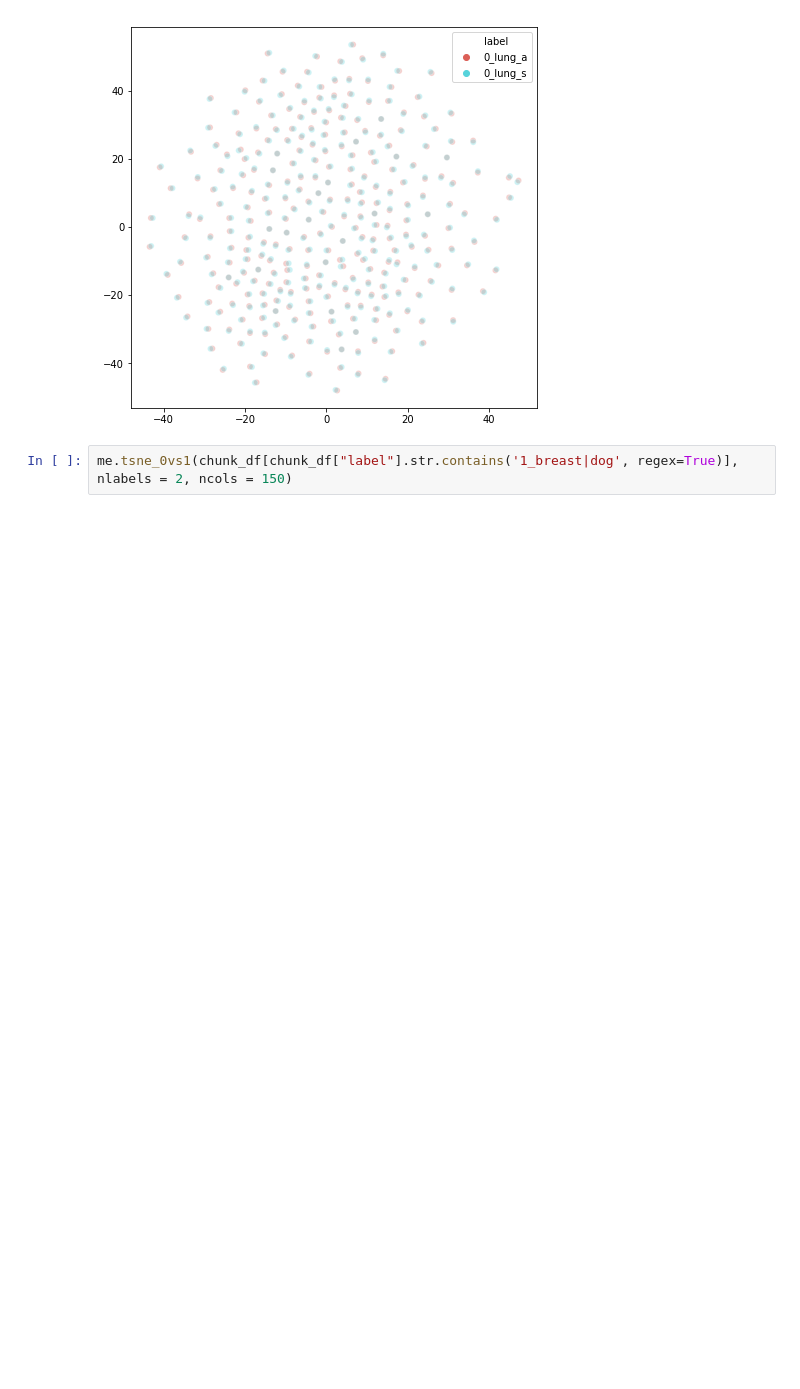
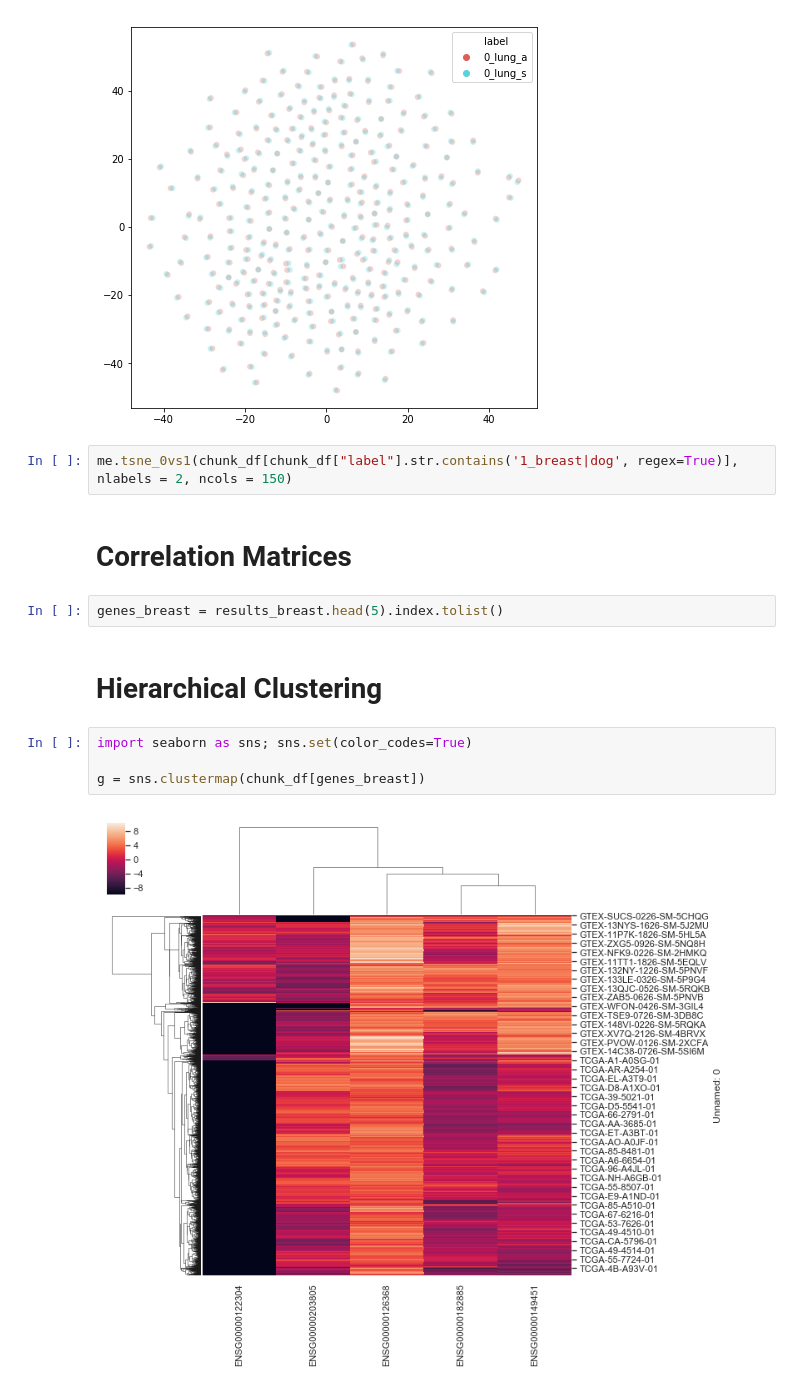
Before and after one commit to mikesamir/oncological_gene_expression_analysis, a Jupyter notebook: Mike/2_Model_Evaluation.ipynb, the cells around one changed output. Drawn from its saved outputs; the diff is of its cells as text; blank space fills up the shorter version.

```diff
--- a/Mike/2_Model_Evaluation.ipynb
+++ b/Mike/2_Model_Evaluation.ipynb
@@ -380,3 +385,15 @@ me.tsne_0vs1(chunk_df[chunk_df["label"].str.contains("0_lung")], nlabels = 2, nc
 [figure]
 # %%
 me.tsne_0vs1(chunk_df[chunk_df["label"].str.contains('1_breast|dog', regex=True)], nlabels = 2, ncols = 150)
+# %% [markdown]
+# Correlation Matrices
+# %%
+genes_breast = results_breast.head(5).index.tolist()
+# %% [markdown]
+# Hierarchical Clustering
+# %%
+import seaborn as sns; sns.set(color_codes=True)
+
+g = sns.clustermap(chunk_df[genes_breast])
+# %% [output]
+[figure, added]
```
Also changed, not shown: parts of 19 cells of this notebook, 3 other files.
